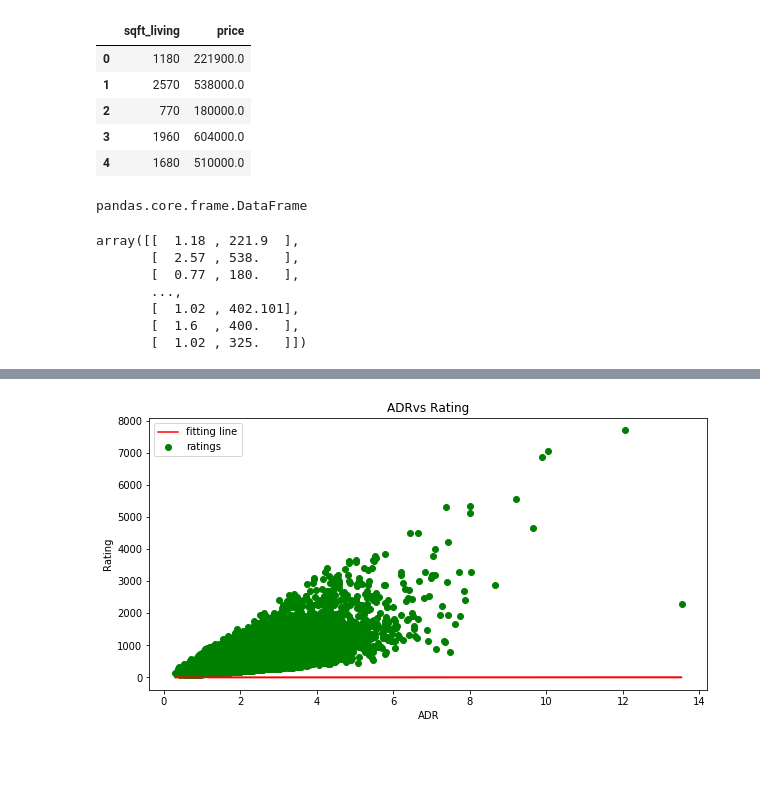
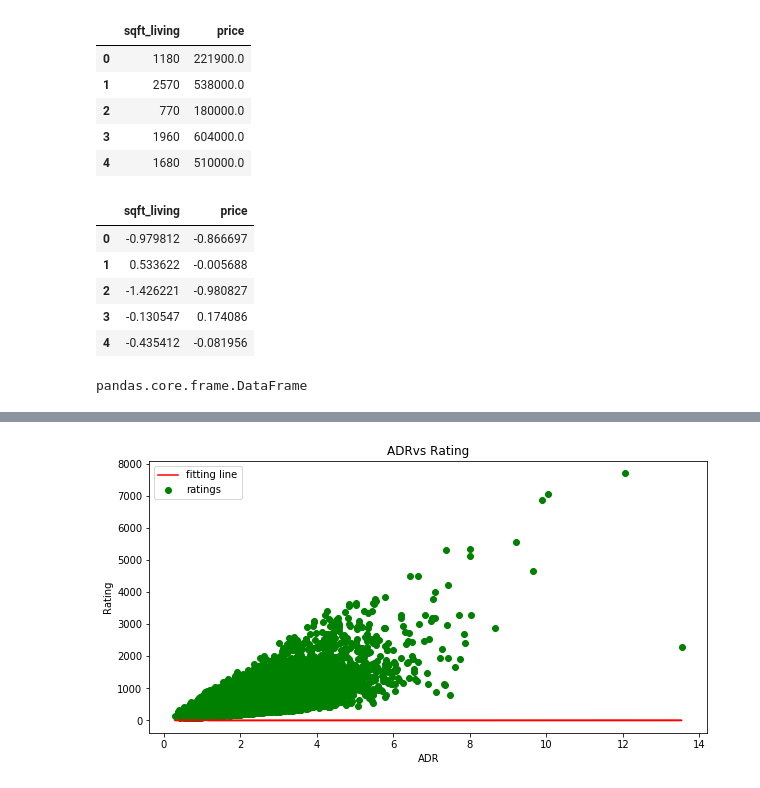
Before and after one commit to sanjaychamlagain/machinelearning_Algo_in_Python, a Jupyter notebook: Linear_regression/scaling-feature_in _inear_regression.ipynb, the cells around one changed output, grey strips where cells are left out. Cells and saved outputs as stored; diff of their text form; code cells hidden in the pictures; blank space fills up the shorter version.

```diff
--- a/Linear_regression/scaling-feature_in _inear_regression.ipynb
+++ b/Linear_regression/scaling-feature_in _inear_regression.ipynb
@@ -28,23 +27,18 @@ x.head()
 | 2 | 770 | 180000.0 |
 | 3 | 1960 | 604000.0 |
 | 4 | 1680 | 510000.0 |
+# %%
+data=(x-x.mean())/x.std()
+data.head()
+# %% [output]
+|  | sqft_living | price |
+| 0 | -0.979812 | -0.866697 |
+| 1 | 0.533622 | -0.005688 |
+| 2 | -1.426221 | -0.980827 |
+| 3 | -0.130547 | 0.174086 |
+| 4 | -0.435412 | -0.081956 |
 # %%
 type(x)
 # still dataframe object
 # %% [output]
 pandas.core.frame.DataFrame
-# %%
-#lets convert it in to numpy array as it will ve veryvery fast
-data = x.values
-# scaling by 1/1000
-a=data/1000
-data=a
-data
-# %% [output]
-array([[  1.18 , 221.9  ],
-       [  2.57 , 538.   ],
-       [  0.77 , 180.   ],
-       ...,
-       [  1.02 , 402.101],
-       [  1.6  , 400.   ],
-       [  1.02 , 325.   ]])
```
Also changed, not shown: parts of 11 cells of this notebook, 2 other files.
